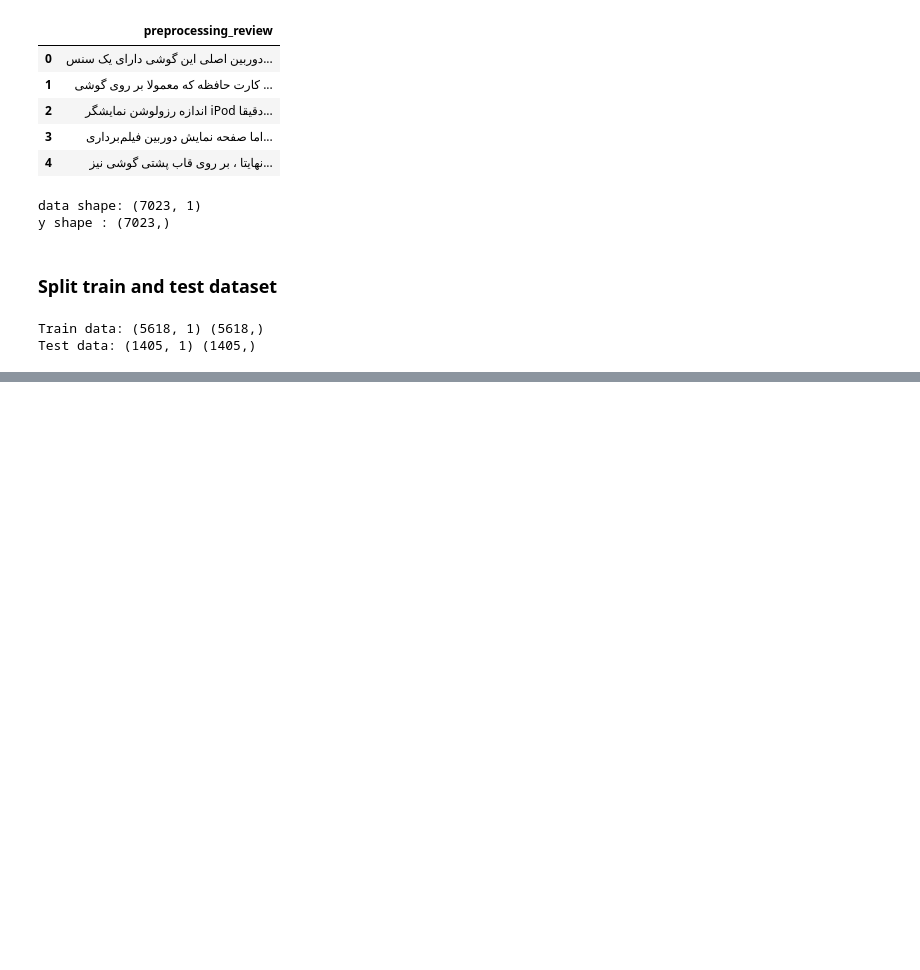
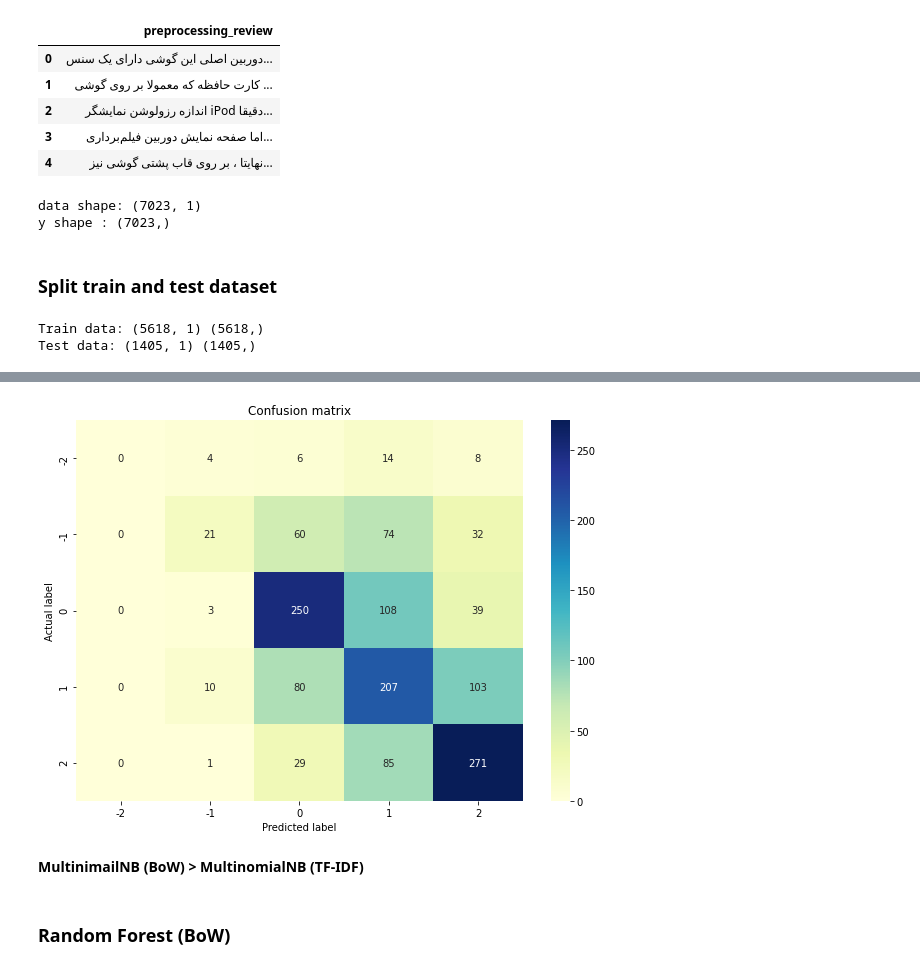
Before and after one commit to ZahraDehghani99/AI-Internship, a Jupyter notebook: Phase04-NLP-with-ML/Sentiment_Analysis_Product_Review.ipynb, the cells around one changed output, grey strips where cells are left out. Saved outputs shown, nothing was run; the diff lists cells and outputs as text; code cells hidden in the pictures; blank space fills up the shorter version.

```diff
--- a/Phase04-NLP-with-ML/Sentiment_Analysis_Product_Review.ipynb
+++ b/Phase04-NLP-with-ML/Sentiment_Analysis_Product_Review.ipynb
@@ -379,0 +399,9 @@ Test data: (1405, 1) (1405,)
+# %%
+from sklearn.feature_extraction.text import TfidfVectorizer
+
+tf = TfidfVectorizer(min_df=5)
+X_train_tfidf = tf.fit_transform(X_train['preprocessing_review'])
+X_test_tfidf = tf.transform(X_test['preprocessing_review'])
+
+print(f'X_train_tfidf shape : {X_train_tfidf.shape}')
+print(f'X_test_tfidf shape : {X_test_tfidf.shape}')
@@ -379,0 +484,8 @@ Test data: (1405, 1) (1405,)
+# %%
+confusion_matrix(y_test, predicted_NB_tfidf)
+# %% [output]
+[figure, added]
+# %% [markdown]
+**MultinimailNB (BoW) > MultinomialNB (TF-IDF)**
+# %% [markdown]
+### Random Forest (BoW)
```
Also changed, not shown: parts of 27 cells of this notebook.
